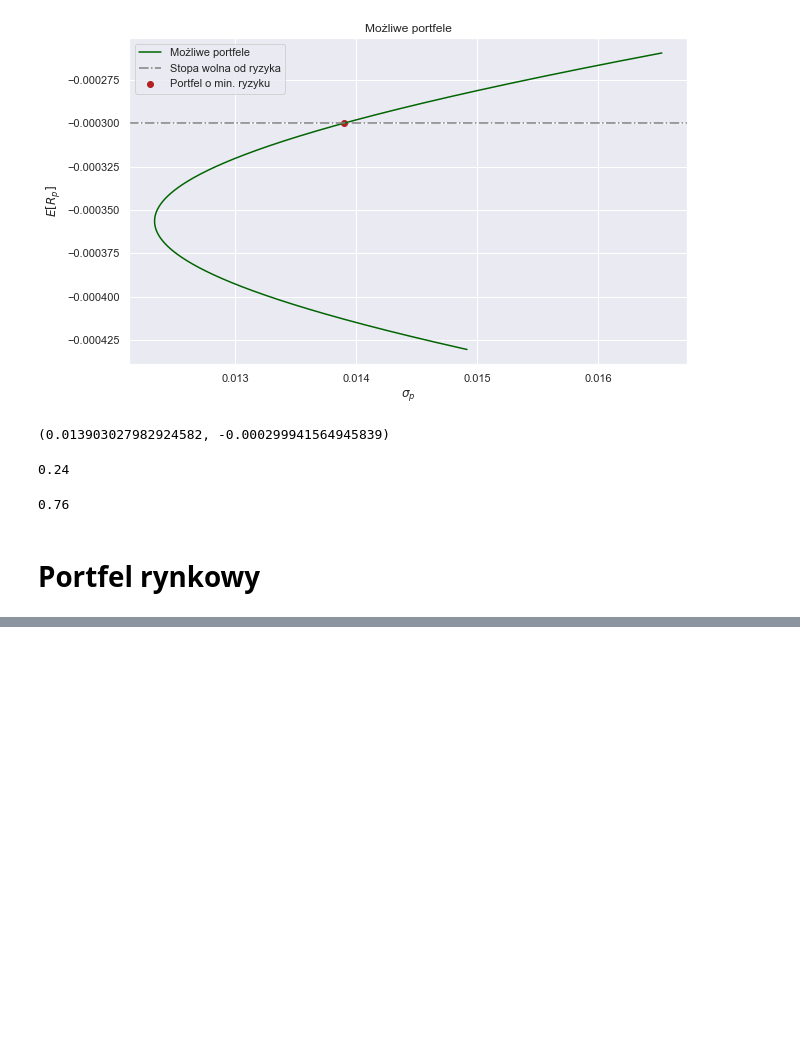
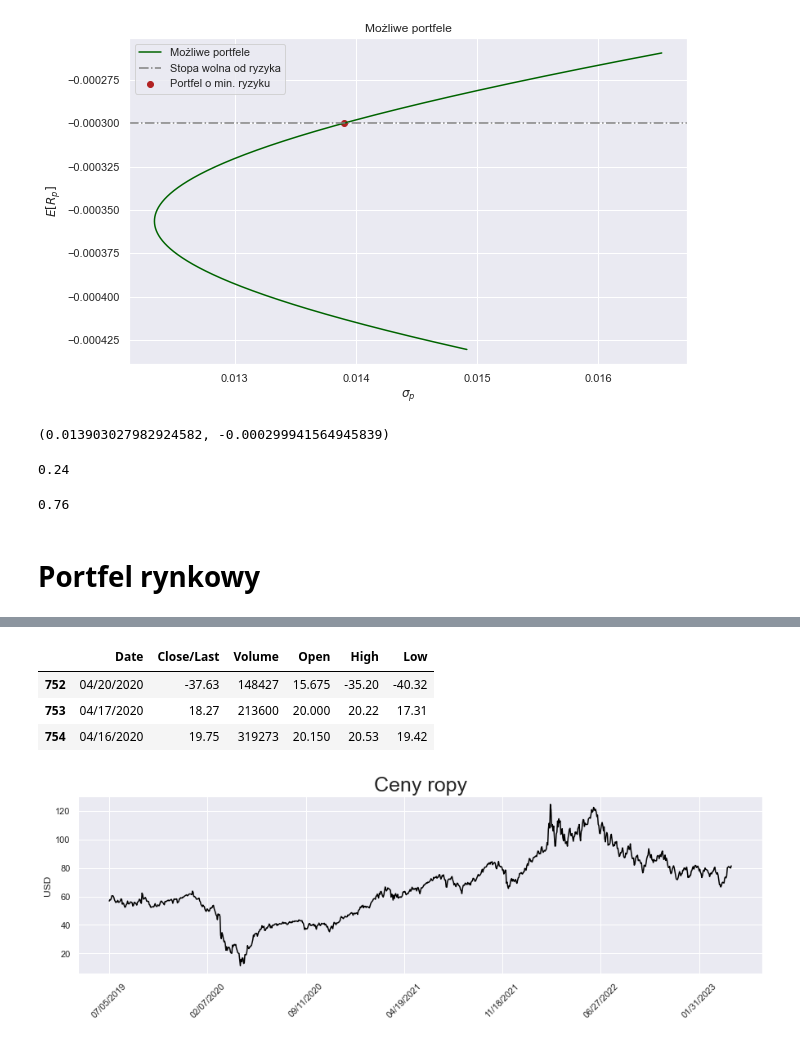
Before and after one commit to Szymex49/NVIDIA_risk_management, a Jupyter notebook: Raport_3/Wiktorowski.ipynb, the cells around one changed output, grey strips where cells are left out. Saved outputs shown, nothing was run; the diff lists cells and outputs as text; code cells hidden in the pictures; blank space fills up the shorter version.

```diff
--- a/Raport_3/Wiktorowski.ipynb
+++ b/Raport_3/Wiktorowski.ipynb
@@ -300,0 +303,19 @@ plt.show()
+# %%
+oil_ = pd.read_csv('../data/crudeoil.csv', sep = ',', encoding = 'latin-1') #ceny aluminium (przed ucięciem)
+idx_oil_ = oil_.index[oil_['Date'] == '07/01/2019'].tolist()[0] #idx = 954
+oil = oil_.drop(oil_.index[(idx_oil_ - 2):1261]).drop(oil_.index[0:2]) #ceny aluminium (po ucięciu)
+num = oil._get_numeric_data()
+neg_idx = num.index[num['Open'] < 0].tolist()[0] #752
+num
+oil['Open'] = oil['Open'].where(oil['Open'] > 0, (num.loc[751, "Open"] + num.loc[753, "Open"])/2)
+# %%
+oil[750:753]
+# %% [output]
+|  | Date | Close/Last | Volume | Open | High | Low |
+| 752 | 04/20/2020 | -37.63 | 148427 | 15.675 | -35.20 | -40.32 |
+| 753 | 04/17/2020 | 18.27 | 213600 | 20.000 | 20.22 | 17.31 |
+| 754 | 04/16/2020 | 19.75 | 319273 | 20.150 | 20.53 | 19.42 |
+# %%
+draw_stock(oil, 'black', 'Ceny ropy')
+# %% [output]
+[figure, added]
```
Also changed, not shown: parts of 11 cells of this notebook.
